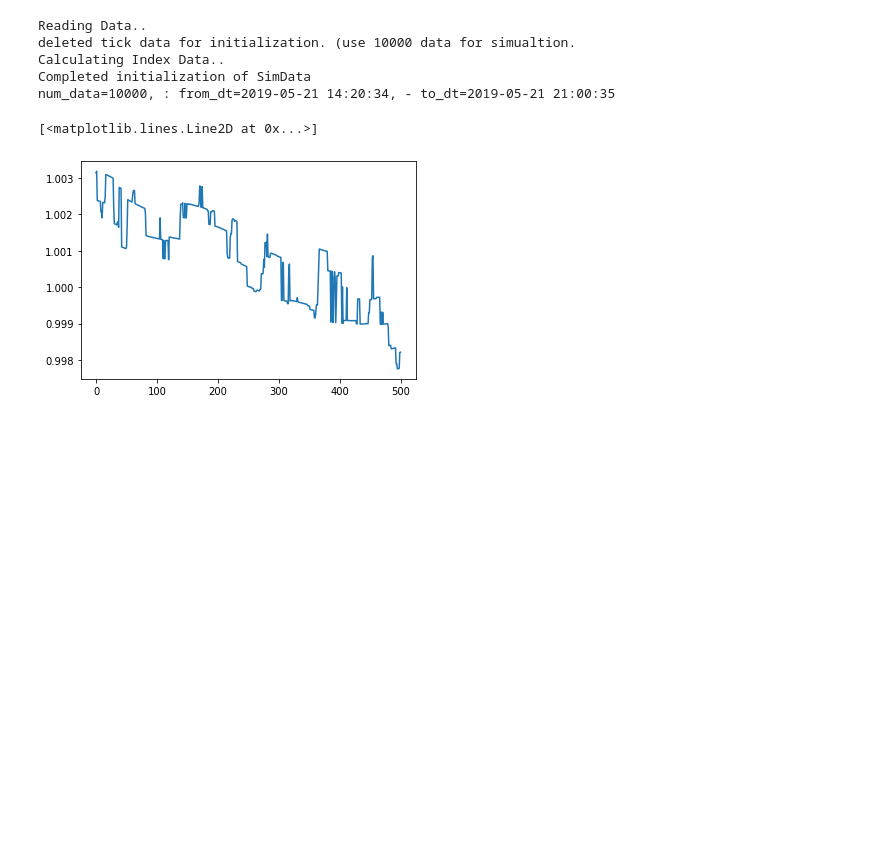
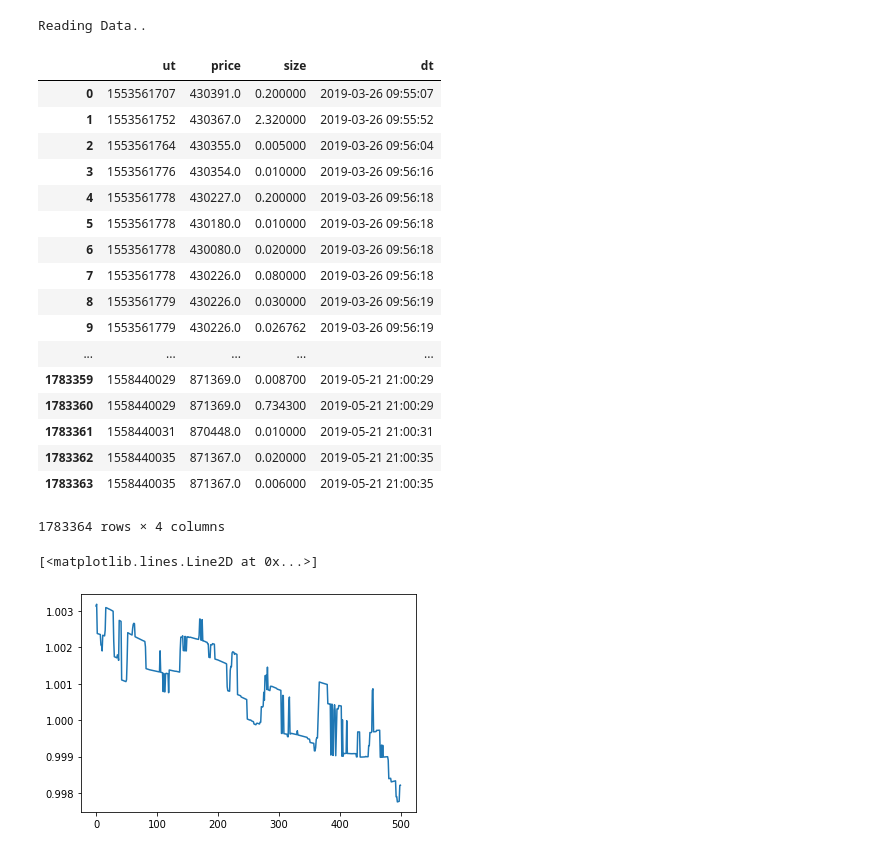
Before and after one commit to alunfes/flyer-bot, a Jupyter notebook: Untitled.ipynb, the cells around one changed output. Saved outputs shown, nothing was run; the diff lists cells and outputs as text; code cells hidden in the pictures; blank space fills up the shorter version.

```diff
--- a/Untitled.ipynb
+++ b/Untitled.ipynb
@@ -1,10 +1,6 @@
 # %%
 from SimData import SimData
 
-SimData.initialize(1000,2, 10000)
+df = SimData.read_data_from_csv('./Data/ticks.csv')
 # %% [output]
 Reading Data..
-deleted tick data for initialization. (use 10000 data for simualtion.
-Calculating Index Data..
-Completed initialization of SimData
-num_data=10000, : from_dt=2019-05-21 14:20:34, - to_dt=2019-05-21 21:00:35
@@ -11,3 +9,24 @@ num_data=10000, : from_dt=2019-05-21 14:20:34, - to_dt=2019-05-21 21:00:35
+# %%
+df
+# %% [output]
+|  | ut | price | size | dt |
+| 0 | 1553561707 | 430391.0 | 0.200000 | 2019-03-26 09:55:07 |
+| 1 | 1553561752 | 430367.0 | 2.320000 | 2019-03-26 09:55:52 |
+| 2 | 1553561764 | 430355.0 | 0.005000 | 2019-03-26 09:56:04 |
+| 3 | 1553561776 | 430354.0 | 0.010000 | 2019-03-26 09:56:16 |
+| 4 | 1553561778 | 430227.0 | 0.200000 | 2019-03-26 09:56:18 |
+| 5 | 1553561778 | 430180.0 | 0.010000 | 2019-03-26 09:56:18 |
+| 6 | 1553561778 | 430080.0 | 0.020000 | 2019-03-26 09:56:18 |
+| 7 | 1553561778 | 430226.0 | 0.080000 | 2019-03-26 09:56:18 |
+| 8 | 1553561779 | 430226.0 | 0.030000 | 2019-03-26 09:56:19 |
+| 9 | 1553561779 | 430226.0 | 0.026762 | 2019-03-26 09:56:19 |
+| ... | ... | ... | ... | ... |
+| 1783359 | 1558440029 | 871369.0 | 0.008700 | 2019-05-21 21:00:29 |
+| 1783360 | 1558440029 | 871369.0 | 0.734300 | 2019-05-21 21:00:29 |
+| 1783361 | 1558440031 | 870448.0 | 0.010000 | 2019-05-21 21:00:31 |
+| 1783362 | 1558440035 | 871367.0 | 0.020000 | 2019-05-21 21:00:35 |
+| 1783363 | 1558440035 | 871367.0 | 0.006000 | 2019-05-21 21:00:35 |
+1783364 rows × 4 columns
 # %%
 import matplotlib.pyplot as plt
 %matplotlib inline
```
Also changed, not shown: parts of 1 cell of this notebook, 2 other files.
